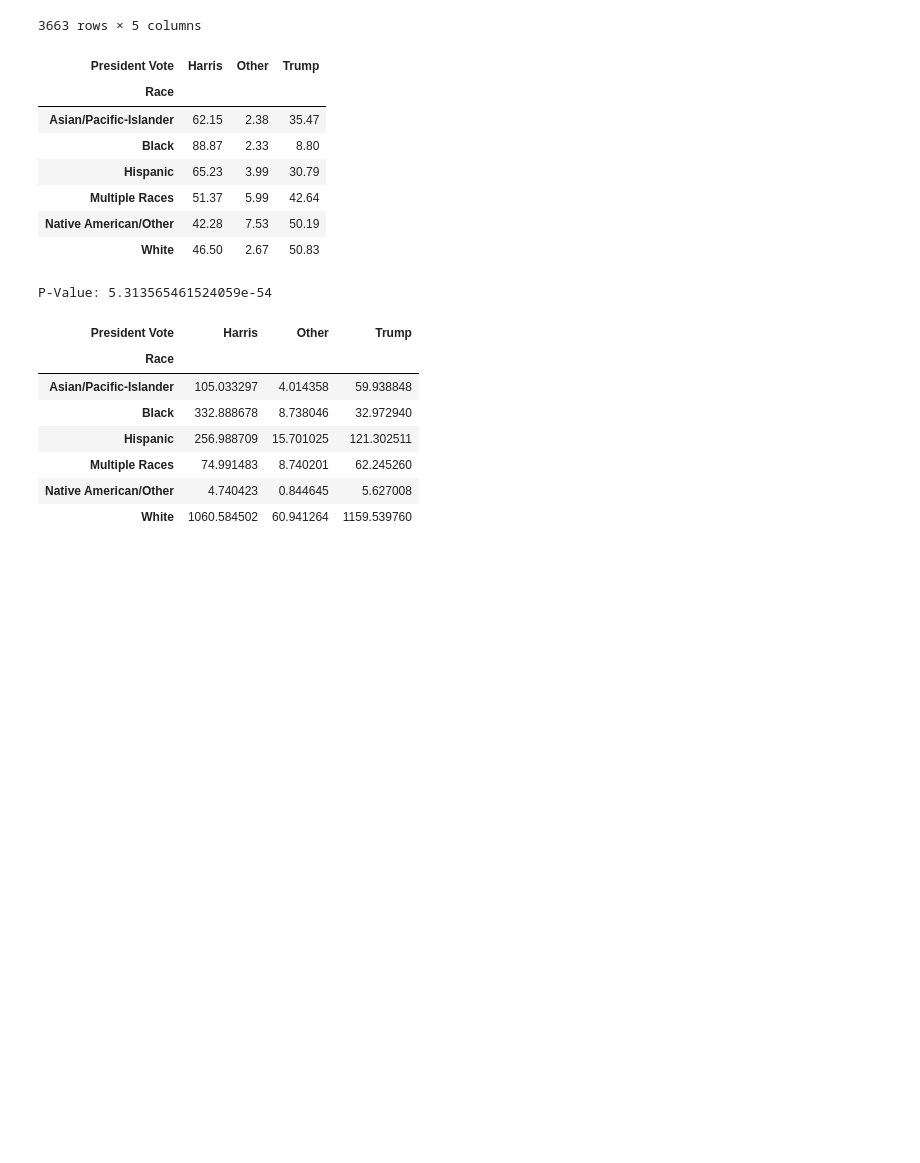
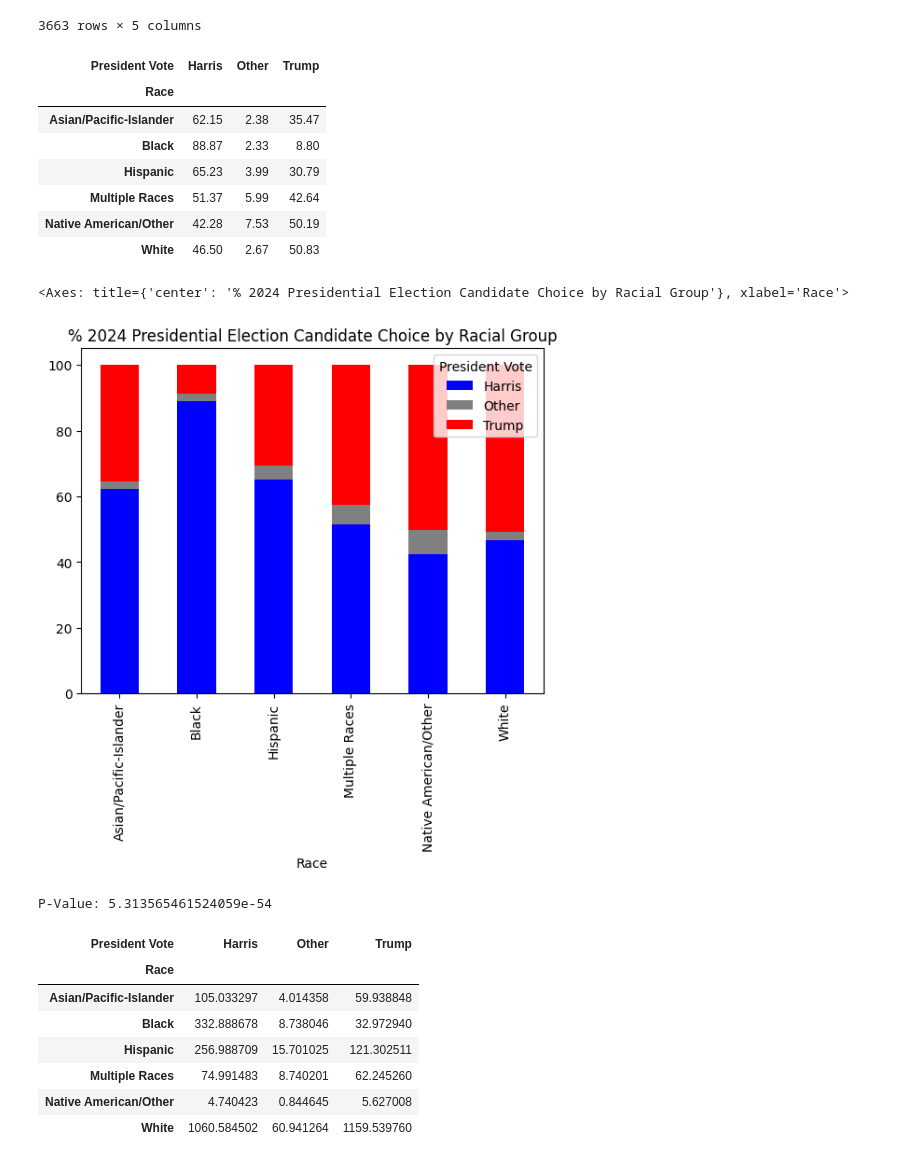
Before and after one commit to Aslan-A-M/CMSC320_Semester_Project, a Jupyter notebook: dataset/Checkpoint2/James/james_eda.ipynb, the cells around one changed output. Saved outputs shown, nothing was run; the diff lists cells and outputs as text; code cells hidden in the pictures; blank space fills up the shorter version.

Commit message:
Added bar plot for Race v. Candidate Choice.

```diff
--- a/dataset/Checkpoint2/James/james_eda.ipynb
+++ b/dataset/Checkpoint2/James/james_eda.ipynb
@@ -228,6 +228,18 @@ race_president_cross_tab_percents
 | Multiple Races | 51.37 | 5.99 | 42.64 |
 | Native American/Other | 42.28 | 7.53 | 50.19 |
 | White | 46.50 | 2.67 | 50.83 |
+# %%
+# Bar plot
+race_v_president_barplot = race_president_cross_tab_percents.plot.bar(
+    stacked = True,
+    title = "% 2024 Presidential Election Candidate Choice by Racial Group",
+    color = ['blue', 'grey', 'red']
+)
+#race_v_president_barplot.legend(title = "% 2024 Presidential Election Candidate Choice by Race")
+race_v_president_barplot
+# %% [output]
+<Axes: title={'center': '% 2024 Presidential Election Candidate Choice by Racial Group'}, xlabel='Race'>
+[figure, added]
 # %%
 # Chi^2 Test on this Cross-Tabulation
 
```
